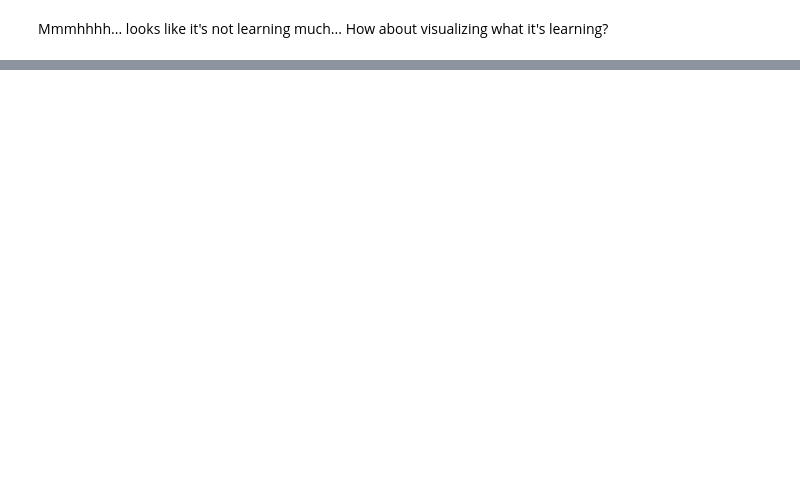
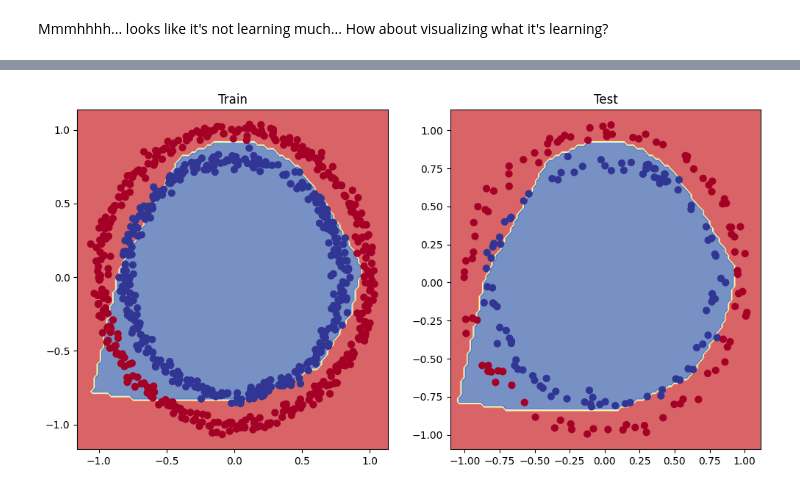
Before and after one commit to MatteoFalcioni/PyTorch_basics, a Jupyter notebook: classification.ipynb, the cells around one changed output, grey strips where cells are left out. Cells and saved outputs as stored; diff of their text form; code cells hidden in the pictures; blank space fills up the shorter version.

```diff
--- a/classification.ipynb
+++ b/classification.ipynb
@@ -410,0 +678,26 @@ Probably because we are only learning thorugh linear layers
+# %%
+# recreate the data as above for clarity
+
+from sklearn.datasets import make_circles
+from sklearn.model_selection import train_test_split
+
+seed = 42
+torch.manual_seed(seed)
+torch.cuda.manual_seed(seed)
+
+# Make 1000 samples
+n_samples = 1000
+
+X, y = make_circles(n_samples,
+                    noise=0.03,
+                    random_state=42)  # returns as y an array of 0's and 1's
+
+X = torch.from_numpy(X).type(torch.float) # to have torch.float32, otherwise would be torch.float64
+y = torch.from_numpy(y).type(torch.float)
+
+X_train, X_test, y_train, y_test = train_test_split(X, y, test_size=0.2, random_state=seed)
+
+device = "cuda" if torch.cuda.is_available() else "cpu"
+print(f"Using device: {device}")
+
+X_train, X_test, y_train, y_test = X_train.to(device), X_test.to(device), y_train.to(device), y_test.to(device)
@@ -410,0 +706,6 @@ Probably because we are only learning thorugh linear layers
+# %%
+nonlinear_model = CircleModelV3().to(device)  # instantiate model
+
+loss_fn = nn.BCEWithLogitsLoss()  # loss
+
+optimizer = torch.optim.SGD(params=nonlinear_model.parameters(), lr=0.1) # optimizer
@@ -410,0 +732,11 @@ Probably because we are only learning thorugh linear layers
+# %%
+# Plot decision boundaries for training and test sets
+plt.figure(figsize=(12, 6))
+plt.subplot(1, 2, 1)
+plt.title("Train")
+plot_decision_boundary(nonlinear_model, X_train, y_train)
+plt.subplot(1, 2, 2)
+plt.title("Test")
+plot_decision_boundary(nonlinear_model, X_test, y_test)
+# %% [output]
+[figure, added]
```
Also changed, not shown: parts of 42 cells of this notebook.
